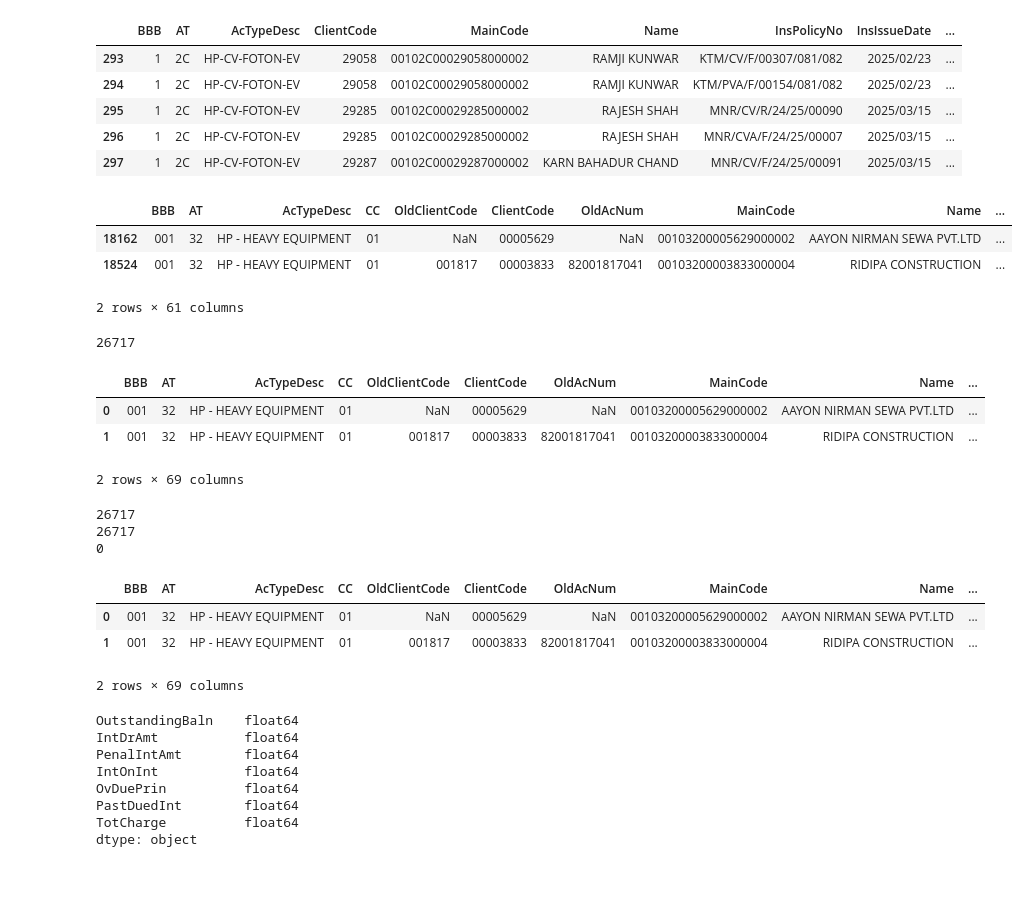
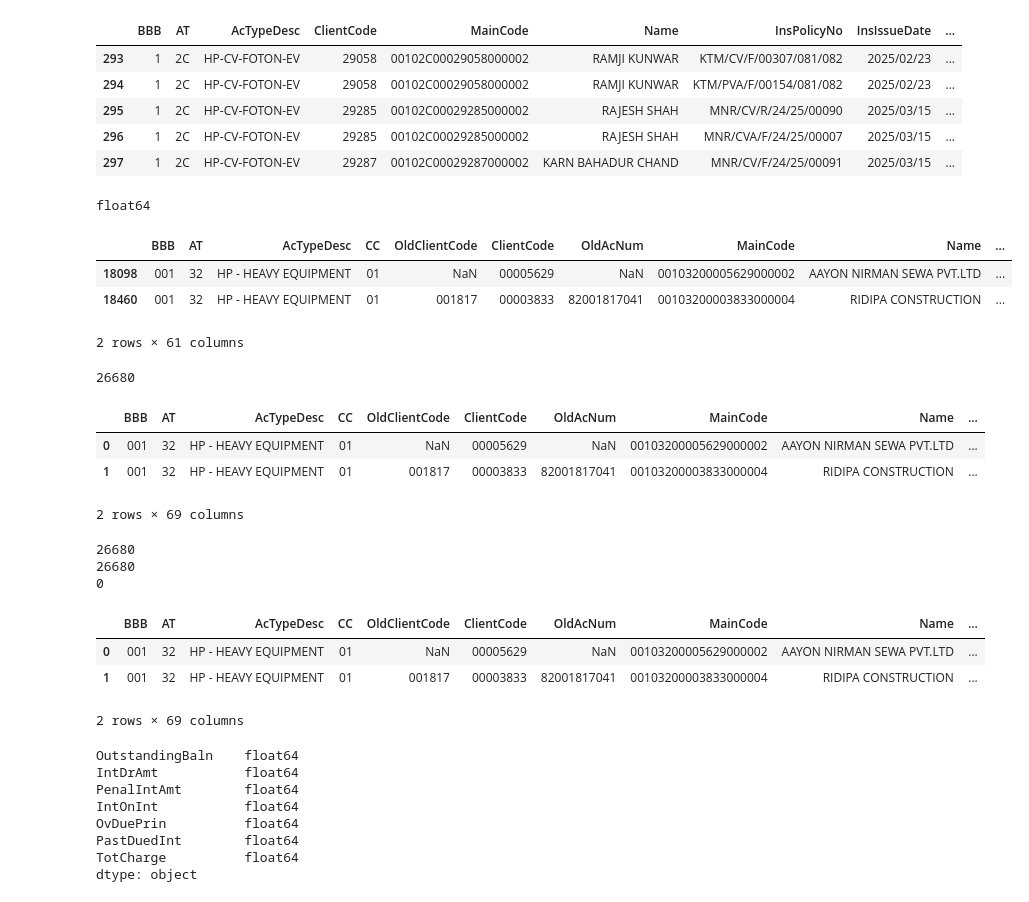
Before and after one commit to sagarupadhyaya17/Duelist_Mainsheet, a Jupyter notebook: Duelist.ipynb, the cells around one changed output. Saved outputs shown, nothing was run; the diff lists cells and outputs as text; code cells hidden in the pictures.

```diff
--- a/Duelist.ipynb
+++ b/Duelist.ipynb
@@ -4,8 +4,8 @@ import numpy as np
 import io
 # %%
 # ==== File Paths ====
-duelist_file = r"Input_Files/duelist_dump_march_9.xlsx"
-duelist_main_file = r"Z:/1.Reports Repository/FY 2082.83/1. Duelist/8.Fagun/Duelist 8th March, 2026.xlsb"
+duelist_file = r"Input_Files/duelist_dump_march_10.xlsx"
+duelist_main_file = r"Z:/1.Reports Repository/FY 2082.83/1. Duelist/8.Fagun/Duelist 9th March, 2026.xlsb"
 insurance = r"Z:/1.Reports Repository/FY 2082.83/1. Duelist/8.Fagun/Fagun insurance.xlsx"
 output_file = r"Output_Files/updated_duelist2.xlsx"
 
@@ -135,18 +135,21 @@ insurance[insurance.duplicated("MainCode", keep=False)].head(5)
 | 296 | 1 | 2C | HP-CV-FOTON-EV | 29285 | 00102C00029285000002 | RAJESH SHAH | MNR/CVA/F/24/25/00007 | 2025/03/15 | ... |
 | 297 | 1 | 2C | HP-CV-FOTON-EV | 29287 | 00102C00029287000002 | KARN BAHADUR CHAND | MNR/CV/F/24/25/00091 | 2025/03/15 | ... |
 # %%
-duelist = duelist.drop_duplicates(subset="MainCode", keep = "first")
-duelist_main = duelist_main.drop_duplicates(subset="MainCode", keep = "first")
-insurance = insurance.drop_duplicates(subset="MainCode", keep = "first")
+duelist = duelist.drop_duplicates(subset="MainCode", keep = "last")
+duelist_main = duelist_main.drop_duplicates(subset="MainCode", keep = "last")
+insurance = insurance.drop_duplicates(subset="MainCode", keep = "last")
+# %%
+print(duelist['AgeingDays'].dtypes)
+# %% [output]
+float64
 # %%
 duelist['AgeingDays'] = pd.to_numeric(duelist['AgeingDays'], errors='coerce')
 duelist = duelist.sort_values(by='AgeingDays', ascending=False)
-duelist['AgeingDays'] = duelist['AgeingDays'].fillna("")
 duelist.head(2)
 # %% [output]
 |  | BBB | AT | AcTypeDesc | CC | OldClientCode | ClientCode | OldAcNum | MainCode | Name | ... |
-| 18162 | 001 | 32 | HP - HEAVY EQUIPMENT | 01 | NaN | 00005629 | NaN | 00103200005629000002 | AAYON NIRMAN SEWA PVT.LTD | ... |
-| 18524 | 001 | 32 | HP - HEAVY EQUIPMENT | 01 | 001817 | 00003833 | 82001817041 | 00103200003833000004 | RIDIPA CONSTRUCTION | ... |
+| 18098 | 001 | 32 | HP - HEAVY EQUIPMENT | 01 | NaN | 00005629 | NaN | 00103200005629000002 | AAYON NIRMAN SEWA PVT.LTD | ... |
+| 18460 | 001 | 32 | HP - HEAVY EQUIPMENT | 01 | 001817 | 00003833 | 82001817041 | 00103200003833000004 | RIDIPA CONSTRUCTION | ... |
 2 rows × 61 columns
 # %%
 pos = duelist.columns.get_loc("Name") + 1
@@ -192,7 +195,7 @@ df.drop(columns=[c + "_ref" for c in cols], inplace=True)
 print(len(df))
 df.head(2)
 # %% [output]
-26717
+26680
 |  | BBB | AT | AcTypeDesc | CC | OldClientCode | ClientCode | OldAcNum | MainCode | Name | ... |
 | 0 | 001 | 32 | HP - HEAVY EQUIPMENT | 01 | NaN | 00005629 | NaN | 00103200005629000002 | AAYON NIRMAN SEWA PVT.LTD | ... |
 | 1 | 001 | 32 | HP - HEAVY EQUIPMENT | 01 | 001817 | 00003833 | 82001817041 | 00103200003833000004 | RIDIPA CONSTRUCTION | ... |
@@ -223,8 +226,8 @@ print(df["MainCode"].nunique())
 print(df["MainCode"].duplicated().sum())
 df.head(2)
 # %% [output]
-26717
-26717
+26680
+26680
 0
 |  | BBB | AT | AcTypeDesc | CC | OldClientCode | ClientCode | OldAcNum | MainCode | Name | ... |
 | 0 | 001 | 32 | HP - HEAVY EQUIPMENT | 01 | NaN | 00005629 | NaN | 00103200005629000002 | AAYON NIRMAN SEWA PVT.LTD | ... |
```
Also changed, not shown: parts of 8 cells of this notebook.
